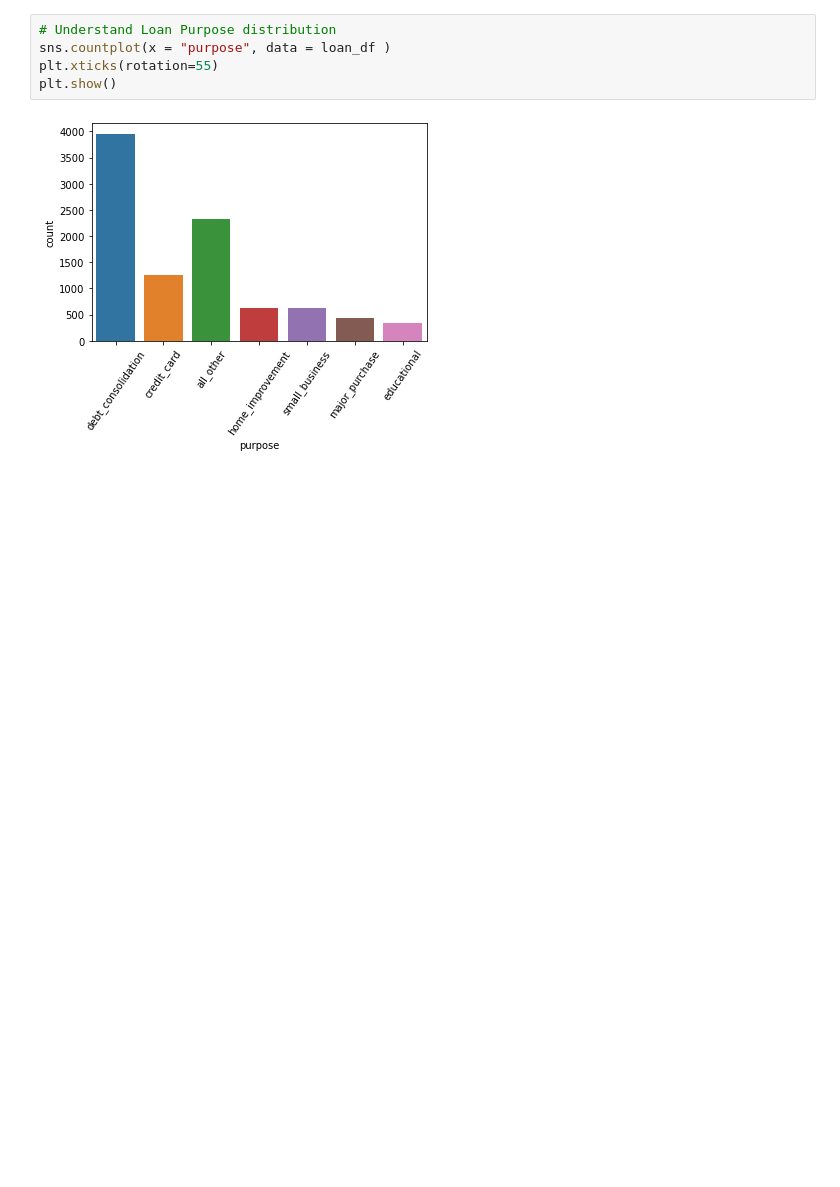
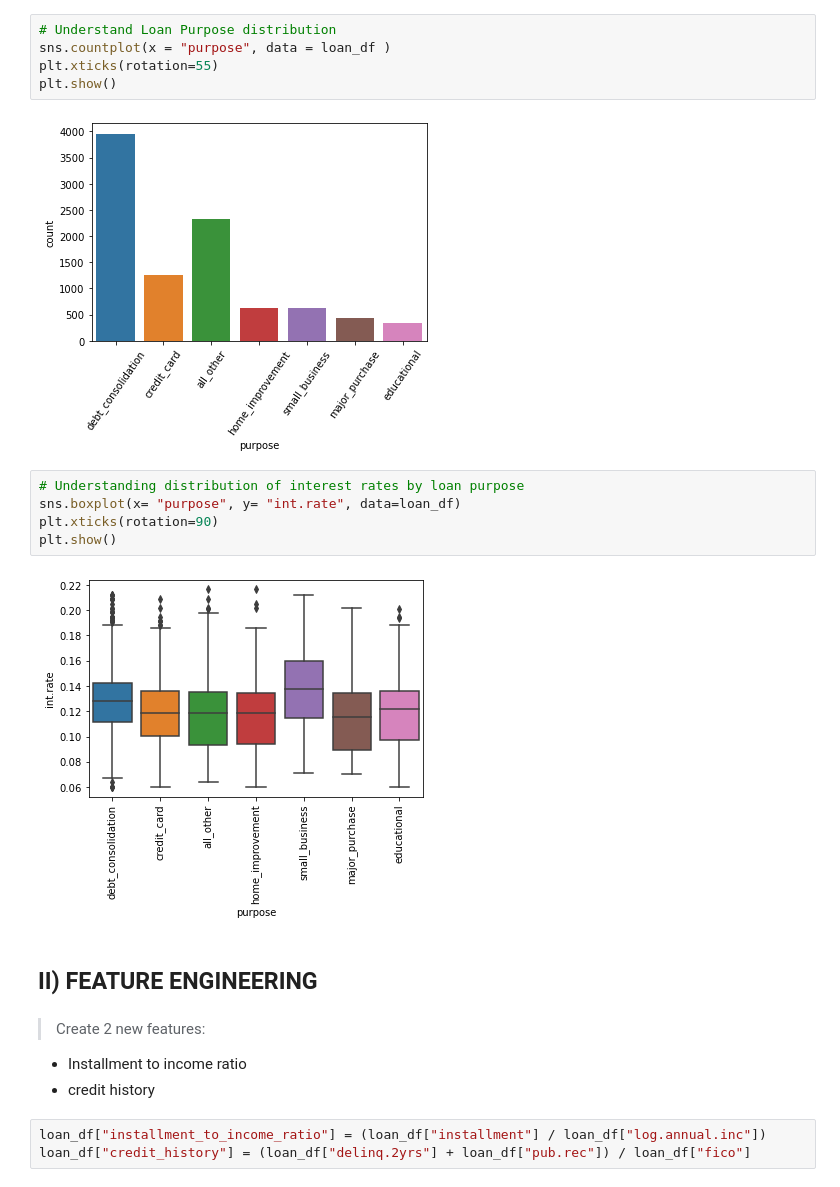
Before and after one commit to Mr-PeterMaina/DATA-SCIENCE-LEARNING-PROJECTS, a Jupyter notebook: 1. Loan Approval Project/loan.ipynb, the cells around one changed output. Drawn from its saved outputs; the diff is of its cells as text; blank space fills up the shorter version.

```diff
--- a/loan.ipynb
+++ b/1. Loan Approval Project/loan.ipynb
@@ -129,3 +131,19 @@ plt.xticks(rotation=55)
 plt.show()
 # %% [output]
 [figure]
+# %%
+# Understanding distribution of interest rates by loan purpose
+sns.boxplot(x= "purpose", y= "int.rate", data=loan_df)
+plt.xticks(rotation=90)
+plt.show()
+# %% [output]
+[figure, added]
+# %% [markdown]
+## II) FEATURE ENGINEERING
+# %% [markdown]
+> Create 2 new features:
+ * Installment to income ratio
+ * credit history
+# %%
+loan_df["installment_to_income_ratio"] = (loan_df["installment"] / loan_df["log.annual.inc"])
+loan_df["credit_history"] = (loan_df["delinq.2yrs"] + loan_df["pub.rec"]) / loan_df["fico"]
```
Also changed, not shown: parts of 13 cells of this notebook, 5 other files.
